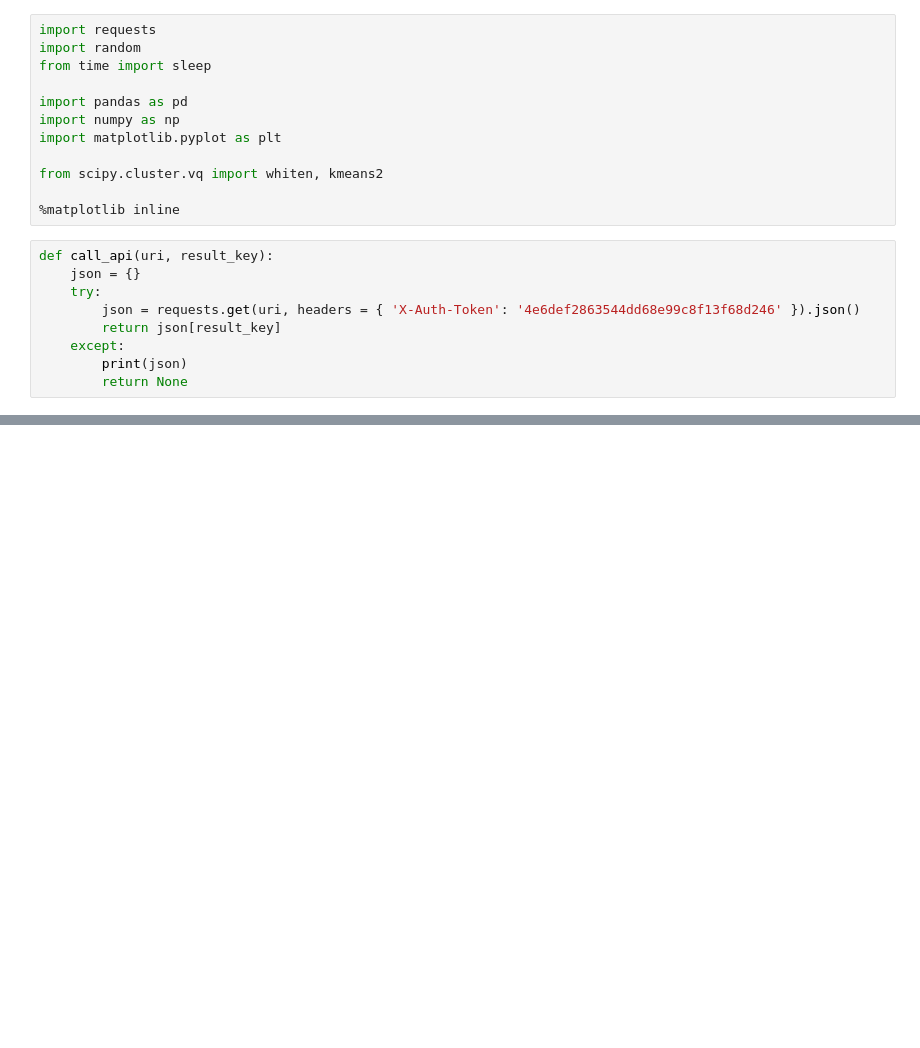
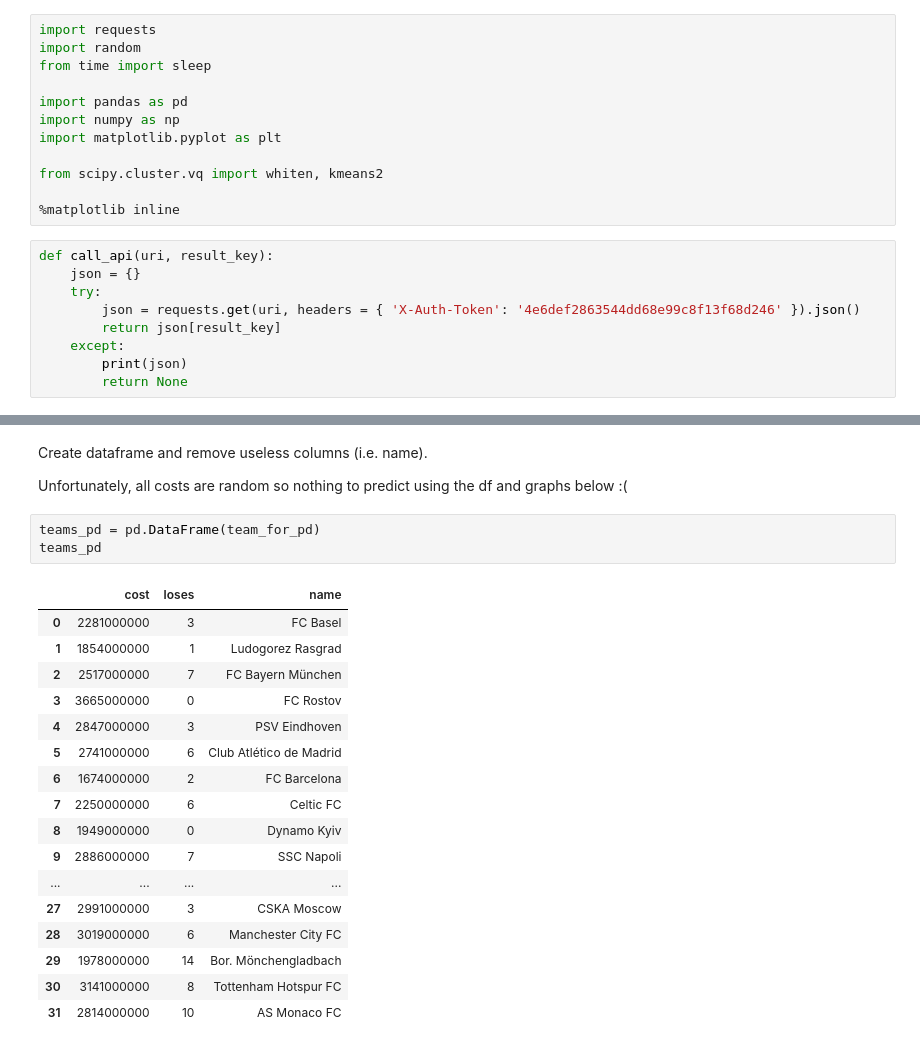
Before and after one commit to dbunina/py_15_4.3, a Jupyter notebook: py_15_4.3.ipynb, the cells around one changed output, grey strips where cells are left out. Drawn from its saved outputs; the diff is of its cells as text; blank space fills up the shorter version.

```diff
--- a/py_15_4.3.ipynb
+++ b/py_15_4.3.ipynb
@@ -87,0 +115,25 @@ Team "AS Monaco FC" costs 1769000000, played 44 games, had 10 loses
+# %% [markdown]
+Create dataframe and remove useless columns (i.e. name).
+
+Unfortunately, all costs are random so nothing to predict using the df and graphs below :(
+# %%
+teams_pd = pd.DataFrame(team_for_pd)
+teams_pd
+# %% [output]
+|  | cost | loses | name |
+| 0 | 2281000000 | 3 | FC Basel |
+| 1 | 1854000000 | 1 | Ludogorez Rasgrad |
+| 2 | 2517000000 | 7 | FC Bayern München |
+| 3 | 3665000000 | 0 | FC Rostov |
+| 4 | 2847000000 | 3 | PSV Eindhoven |
+| 5 | 2741000000 | 6 | Club Atlético de Madrid |
+| 6 | 1674000000 | 2 | FC Barcelona |
+| 7 | 2250000000 | 6 | Celtic FC |
+| 8 | 1949000000 | 0 | Dynamo Kyiv |
+| 9 | 2886000000 | 7 | SSC Napoli |
+| ... | ... | ... | ... |
+| 27 | 2991000000 | 3 | CSKA Moscow |
+| 28 | 3019000000 | 6 | Manchester City FC |
+| 29 | 1978000000 | 14 | Bor. Mönchengladbach |
+| 30 | 3141000000 | 8 | Tottenham Hotspur FC |
+| 31 | 2814000000 | 10 | AS Monaco FC |
```
Also changed, not shown: parts of 18 cells of this notebook.
